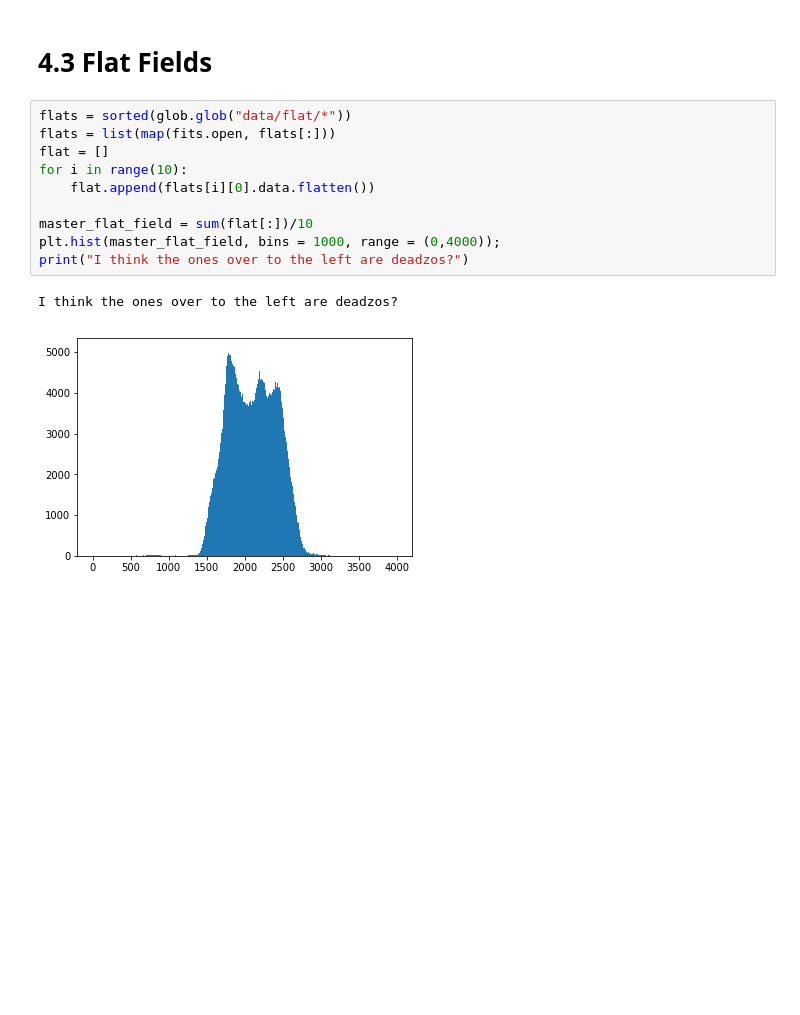
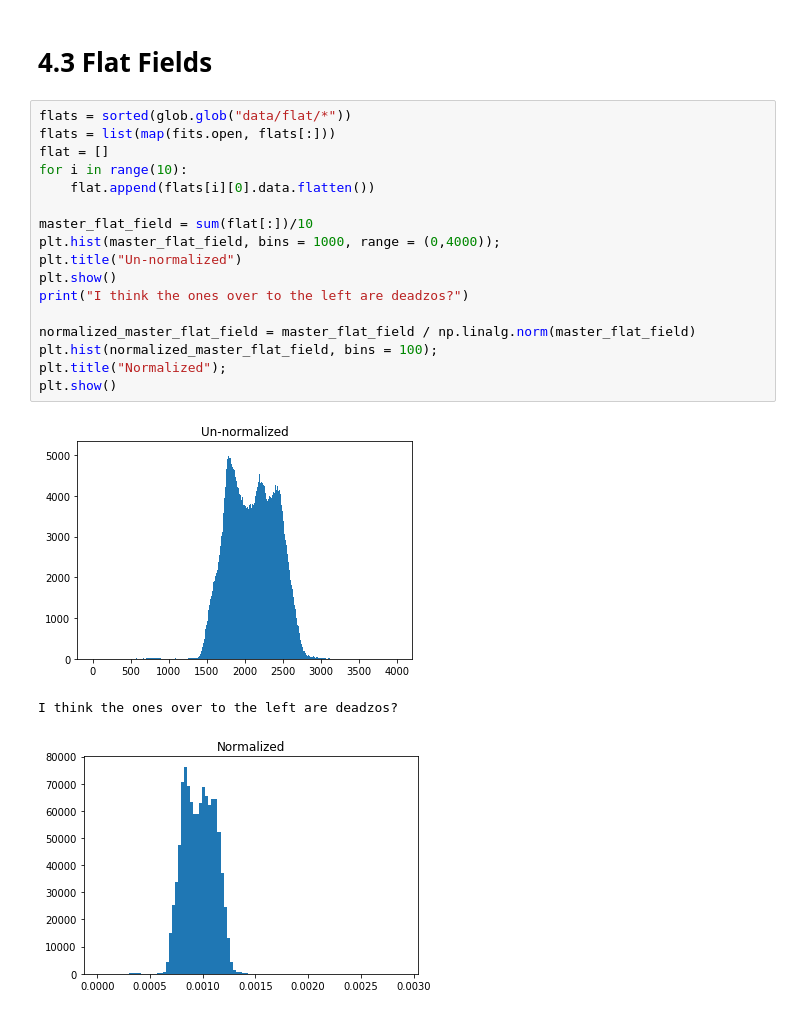
Before and after one commit to astro-kjc/AST443, a Jupyter notebook: Lab0/Lab0.ipynb, the cells around one changed output. Saved outputs shown, nothing was run; the diff lists cells and outputs as text; blank space fills up the shorter version.

```diff
--- a/Lab0/Lab0.ipynb
+++ b/Lab0/Lab0.ipynb
@@ -216,13 +217,21 @@ Hot Dark Current: 15.91317818959554 electrons per pixel per second
 # %%
 flats = sorted(glob.glob("data/flat/*"))
 flats = list(map(fits.open, flats[:]))
 flat = []
 for i in range(10):
     flat.append(flats[i][0].data.flatten())
 
 master_flat_field = sum(flat[:])/10
 plt.hist(master_flat_field, bins = 1000, range = (0,4000));
+plt.title("Un-normalized")
+plt.show()
 print("I think the ones over to the left are deadzos?")
+
+normalized_master_flat_field = master_flat_field / np.linalg.norm(master_flat_field)
+plt.hist(normalized_master_flat_field, bins = 100);
+plt.title("Normalized");
+plt.show()
 # %% [output]
+[figure, new version]
 I think the ones over to the left are deadzos?
-[figure, old version]
+[figure, added]
```
Also changed, not shown: parts of 3 cells of this notebook.
